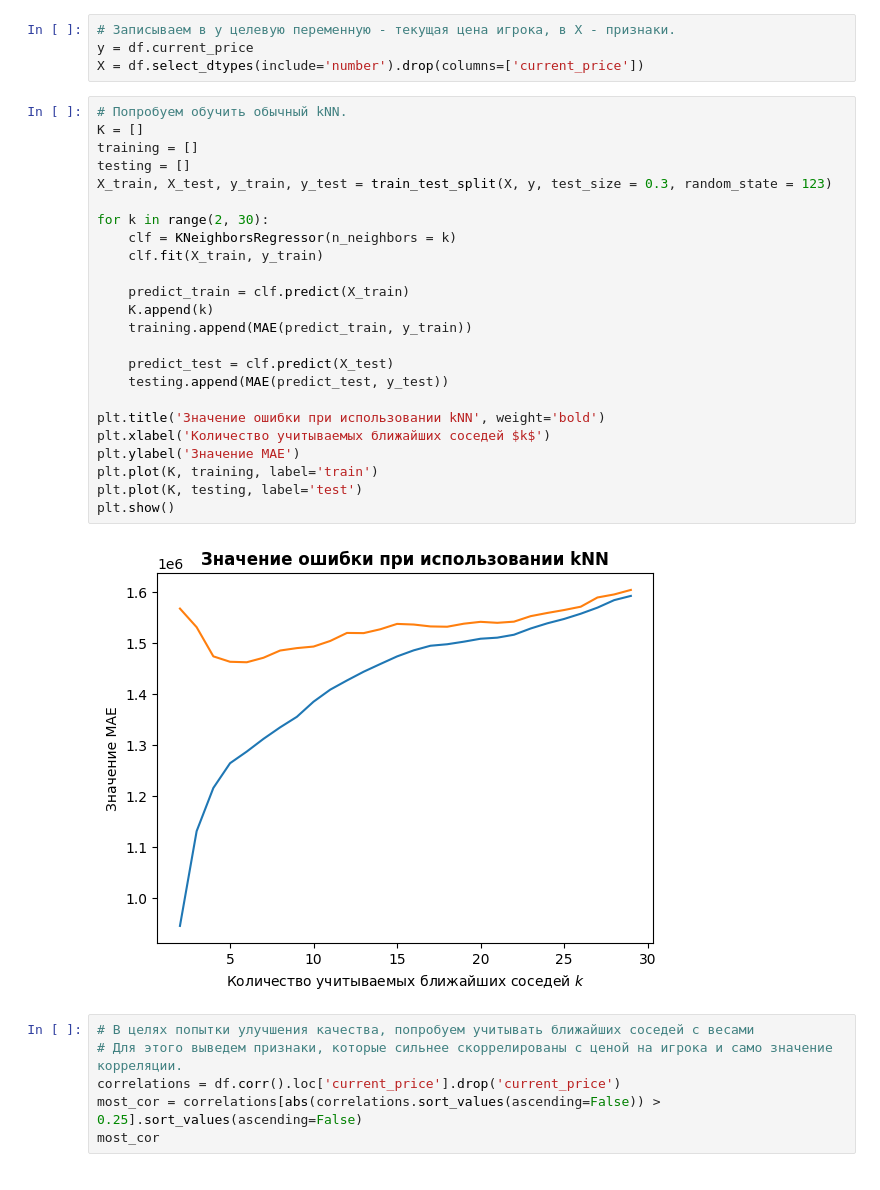
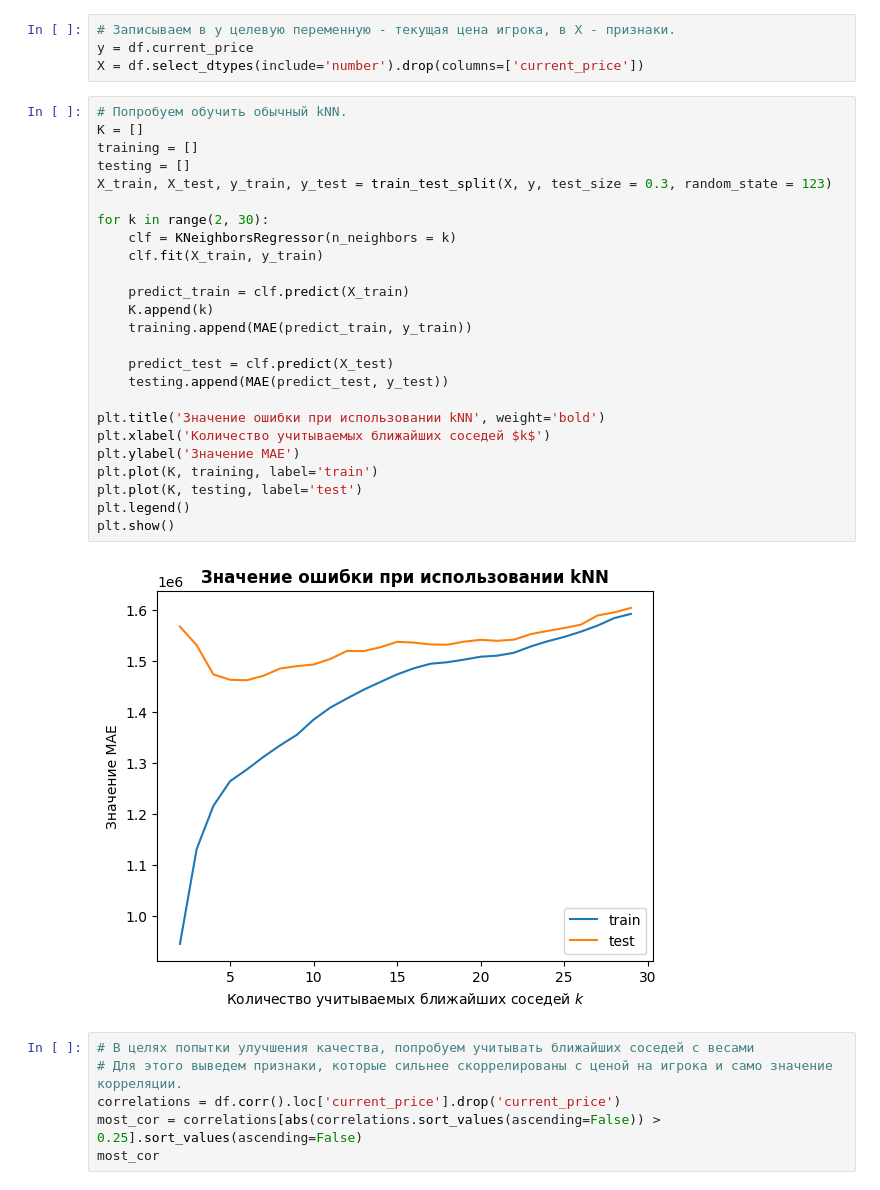
Before and after one commit to Venbiess/Football-Player-Statistics-and-Transfer-Market-Math-Perspective, a Jupyter notebook: kNN.ipynb, the cells around one changed output. Drawn from its saved outputs; the diff is of its cells as text.

```diff
--- a/kNN.ipynb
+++ b/kNN.ipynb
@@ -30,29 +30,30 @@ X = df.select_dtypes(include='number').drop(columns=['current_price'])
 # %%
 # Попробуем обучить обычный kNN.
 K = []
 training = []
 testing = []
 X_train, X_test, y_train, y_test = train_test_split(X, y, test_size = 0.3, random_state = 123)
 
 for k in range(2, 30):
     clf = KNeighborsRegressor(n_neighbors = k)
     clf.fit(X_train, y_train)
 
     predict_train = clf.predict(X_train)
     K.append(k)
     training.append(MAE(predict_train, y_train))
 
     predict_test = clf.predict(X_test)
     testing.append(MAE(predict_test, y_test))
 
 plt.title('Значение ошибки при использовании kNN', weight='bold')
 plt.xlabel('Количество учитываемых ближайших соседей $k$')
 plt.ylabel('Значение MAE')
 plt.plot(K, training, label='train')
 plt.plot(K, testing, label='test')
+plt.legend()
 plt.show()
 # %% [output]
-[figure, old version]
+[figure, new version]
 # %%
 # В целях попытки улучшения качества, попробуем учитывать ближайших соседей с весами
 # Для этого выведем признаки, которые сильнее скоррелированы с ценой на игрока и само значение корреляции.
```
Also changed, not shown: parts of 2 cells of this notebook.
